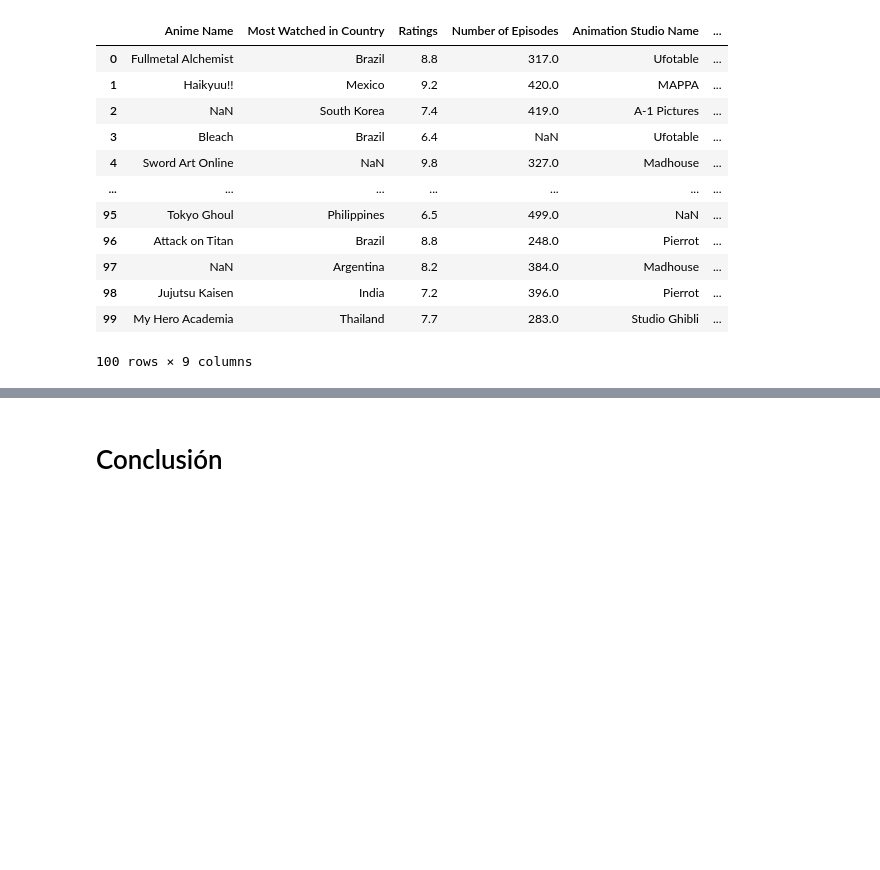
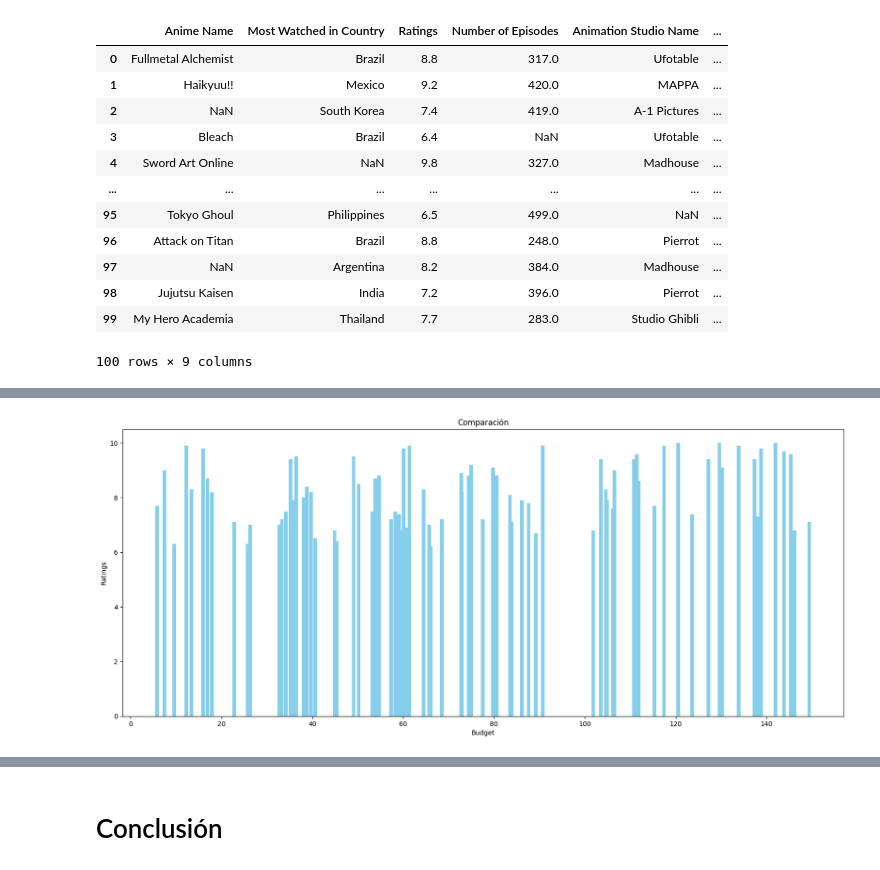
Before and after one commit to ChiaraBB-200/ACT_EDA, a Jupyter notebook: ACT_EDA.ipynb, the cells around one changed output, grey strips where cells are left out. Saved outputs shown, nothing was run; the diff lists cells and outputs as text; code cells hidden in the pictures; blank space fills up the shorter version.

```diff
--- a/ACT_EDA.ipynb
+++ b/ACT_EDA.ipynb
@@ -49,0 +71,9 @@ ModuleNotFoundError: No module named 'matplotlib'
+# %%
+plt.figure(figsize=(20, 8))
+plt.bar(anime['Budget (in Million USD)'], anime['Ratings'], color='skyblue')
+plt.xlabel("Budget")
+plt.ylabel("Ratings")
+plt.title("Comparación")
+plt.show()
+# %% [output]
+[figure, added]
```
Also changed, not shown: parts of 10 cells of this notebook.
